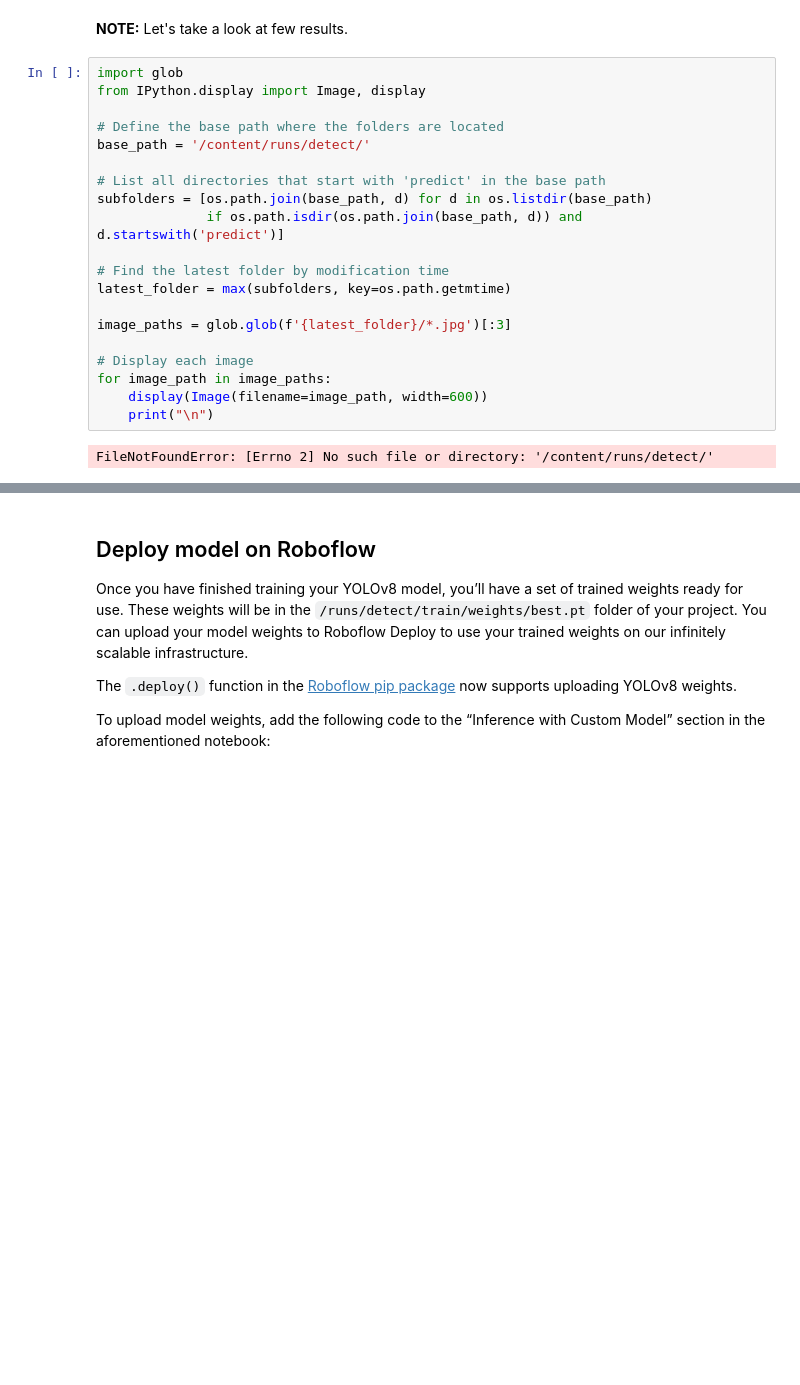
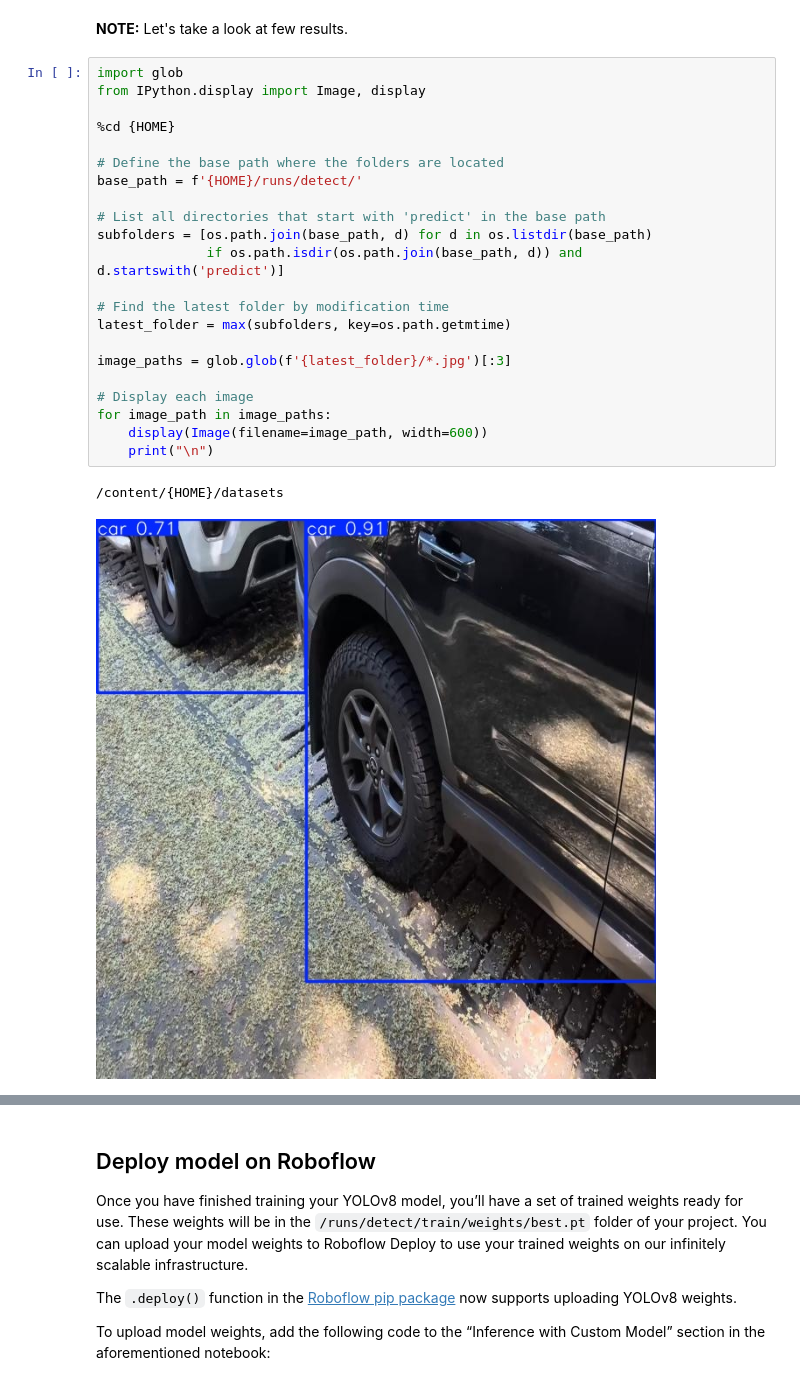
Before and after one commit to JerushaStewart/IntroduceStudents, a Jupyter notebook: notebooks/train-yolov8-object-detection-on-custom-dataset.ipynb, the cells around one changed output, grey strips where cells are left out. Saved outputs shown, nothing was run; the diff lists cells and outputs as text; blank space fills up the shorter version.

```diff
--- a/notebooks/train-yolov8-object-detection-on-custom-dataset.ipynb
+++ b/notebooks/train-yolov8-object-detection-on-custom-dataset.ipynb
@@ -329,22 +329,25 @@ Results saved to runs/detect/predict2
 # %%
 import glob
 from IPython.display import Image, display
 
+%cd {HOME}
+
 # Define the base path where the folders are located
-base_path = '/content/runs/detect/'
+base_path = f'{HOME}/runs/detect/'
 
 # List all directories that start with 'predict' in the base path
 subfolders = [os.path.join(base_path, d) for d in os.listdir(base_path)
               if os.path.isdir(os.path.join(base_path, d)) and d.startswith('predict')]
 
 # Find the latest folder by modification time
 latest_folder = max(subfolders, key=os.path.getmtime)
 
 image_paths = glob.glob(f'{latest_folder}/*.jpg')[:3]
 
 # Display each image
 for image_path in image_paths:
     display(Image(filename=image_path, width=600))
     print("\n")
 # %% [output]
-FileNotFoundError: [Errno 2] No such file or directory: '/content/runs/detect/'
+/content/{HOME}/datasets
+[figure, added]
```
Also changed, not shown: parts of 1 cell of this notebook.
